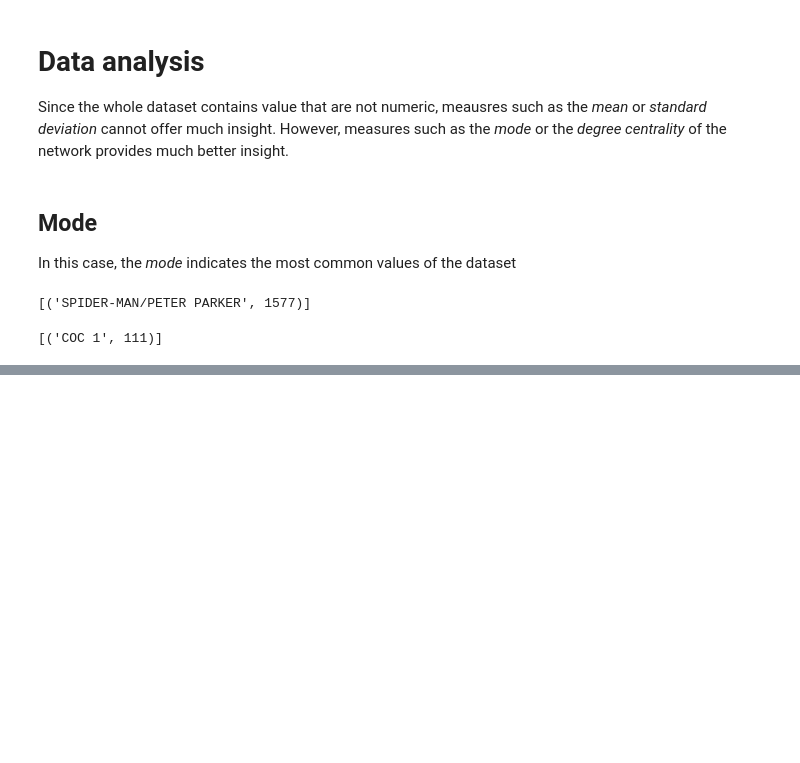
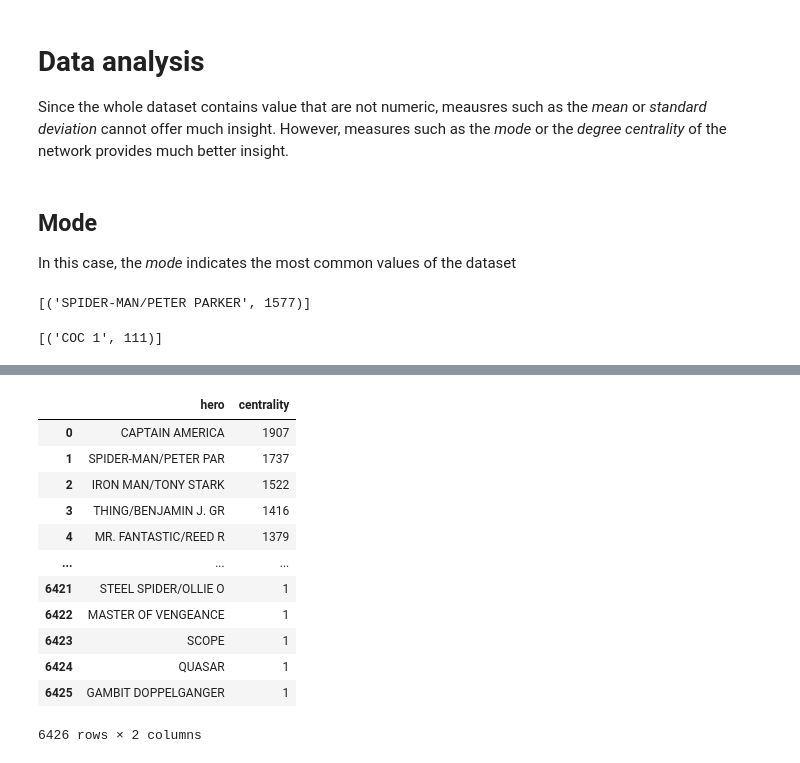
Before and after one commit to carlosahs/RetoAnalitica, a Jupyter notebook: src/data-analysis.ipynb, the cells around one changed output, grey strips where cells are left out. Cells and saved outputs as stored; diff of their text form; code cells hidden in the pictures; blank space fills up the shorter version.

```diff
--- a/src/data-analysis.ipynb
+++ b/src/data-analysis.ipynb
@@ -241,0 +243,21 @@ len(hero_network)
+# %%
+hero_network_centrality_df = defaultdict(list)
+for hero, centrality in hero_network_centrality:
+    hero_network_centrality_df['hero'].append(hero)
+    hero_network_centrality_df['centrality'].append(centrality)
+hero_network_centrality_df = pd.DataFrame(hero_network_centrality_df)
+hero_network_centrality_df
+# %% [output]
+|  | hero | centrality |
+| 0 | CAPTAIN AMERICA | 1907 |
+| 1 | SPIDER-MAN/PETER PAR | 1737 |
+| 2 | IRON MAN/TONY STARK | 1522 |
+| 3 | THING/BENJAMIN J. GR | 1416 |
+| 4 | MR. FANTASTIC/REED R | 1379 |
+| ... | ... | ... |
+| 6421 | STEEL SPIDER/OLLIE O | 1 |
+| 6422 | MASTER OF VENGEANCE | 1 |
+| 6423 | SCOPE | 1 |
+| 6424 | QUASAR | 1 |
+| 6425 | GAMBIT DOPPELGANGER | 1 |
+6426 rows × 2 columns
```
Also changed, not shown: parts of 44 cells of this notebook.
